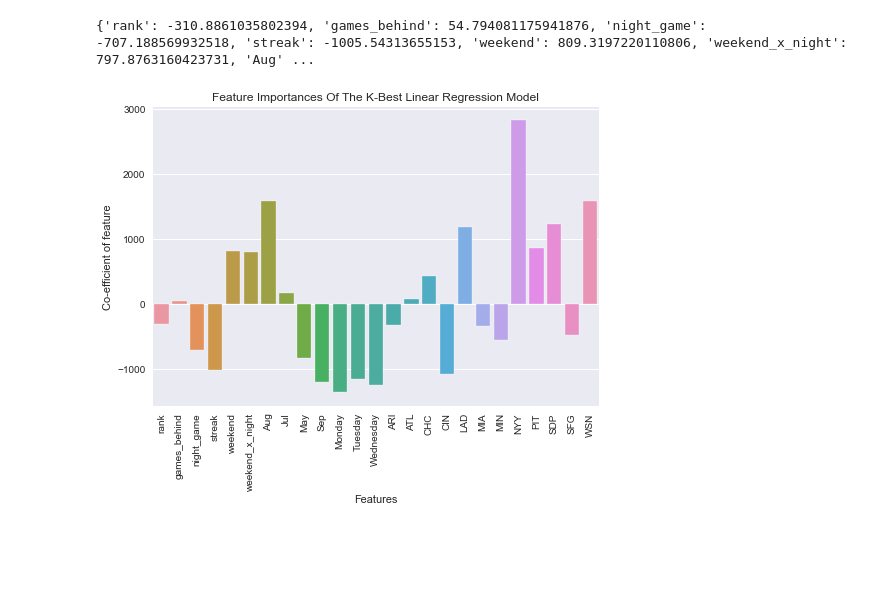
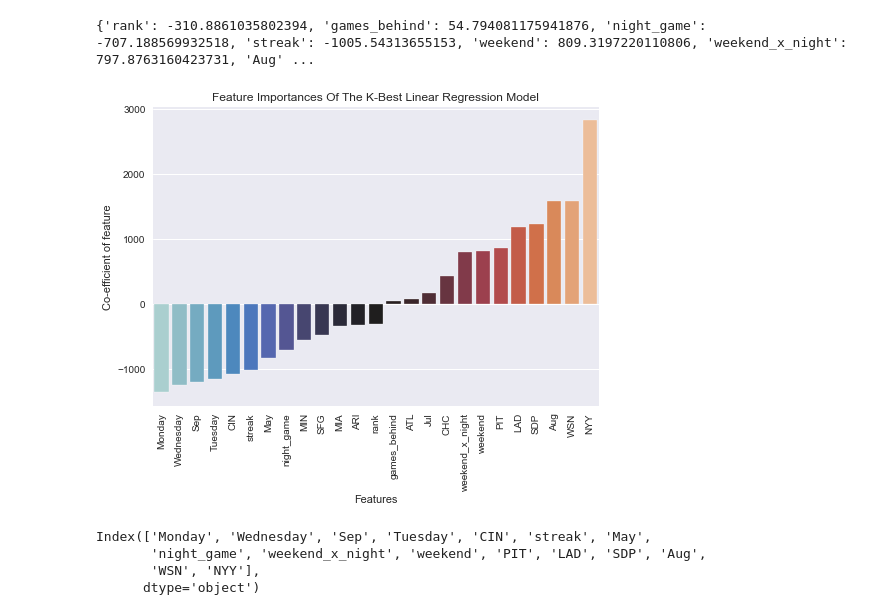
Before and after one commit to ykfarhan/forecasting-nymets-attendance, a Jupyter notebook: Regression_mlb.ipynb, the cells around one changed output. Drawn from its saved outputs; the diff is of its cells as text; code cells hidden in the pictures; blank space fills up the shorter version.

```diff
--- a/Regression_mlb.ipynb
+++ b/Regression_mlb.ipynb
@@ -309,5 +338 @@ The K-Best model is our best model because:
 ___
-# %%
-selector = SelectKBest(f_regression, k=25)
-
-selector.fit(features, target)
@@ -316,3 +349,3 @@ SelectKBest(k=25, score_func=<function f_regression at 0x...>)
 # %%
-selected_columns = features.columns[selector.get_support()]
-removed_columns = features.columns[~selector.get_support()]
+selected_columns = test_features.columns[selector.get_support()]  # create a list with the most significant features
+removed_columns = test_features.columns[~selector.get_support()]  # create a list of rejected features
@@ -341,3 +351,0 @@ SelectKBest(k=25, score_func=<function f_regression at 0x...>)
-# %%
-selected_columns = features.columns[selector.get_support()]
-removed_columns = features.columns[~selector.get_support()]
@@ -376,13 +392,22 @@ print(coeff_dict)
 {'rank': -310.8861035802394, 'games_behind': 54.794081175941876, 'night_game': -707.188569932518, 'streak': -1005.54313655153, 'weekend': 809.3197220110806, 'weekend_x_night': 797.8763160423731, 'Aug' ...
 # %%
 # convert the dictionary into a dataframe
-coeff_df = pd.DataFrame(coeff_dict.values(), index = coeff_dict.keys(), columns= ['Co-efficient of feature'])
+coeff_df = pd.DataFrame(coeff_dict.values(), index = coeff_dict.keys(), columns= ['Co-efficient of feature']).sort_values('Co-efficient of feature')
 # %%
 # plot the feature coefficients
-sns.barplot(x = list(coeff_df.index), y= 'Co-efficient of feature', data=coeff_df)
+# seaborn palettes = icefire, vlag, rocket, deep, viridis, magma, rocket_r, mako, Paired
+
+sns.barplot(x = list(coeff_df.index), y= 'Co-efficient of feature', data=coeff_df, palette= 'icefire')
 plt.xticks(rotation = 90)
 plt.xlabel('Features')
 plt.title('feature importances of the k-best linear regression model'.title())
-plt.savefig('feature_imp_kbest.png')
+plt.savefig('Visualizations/feature_imp_kbest.png')
 # %% [output]
-[figure, old version]
+[figure, new version]
+# %%
+coeff_df[np.abs(coeff_df['Co-efficient of feature']) > 700].index  # most significant features
+# %% [output]
+Index(['Monday', 'Wednesday', 'Sep', 'Tuesday', 'CIN', 'streak', 'May',
+       'night_game', 'weekend_x_night', 'weekend', 'PIT', 'LAD', 'SDP', 'Aug',
+       'WSN', 'NYY'],
+      dtype='object')
```
Also changed, not shown: parts of 42 cells of this notebook, 1 other file.
